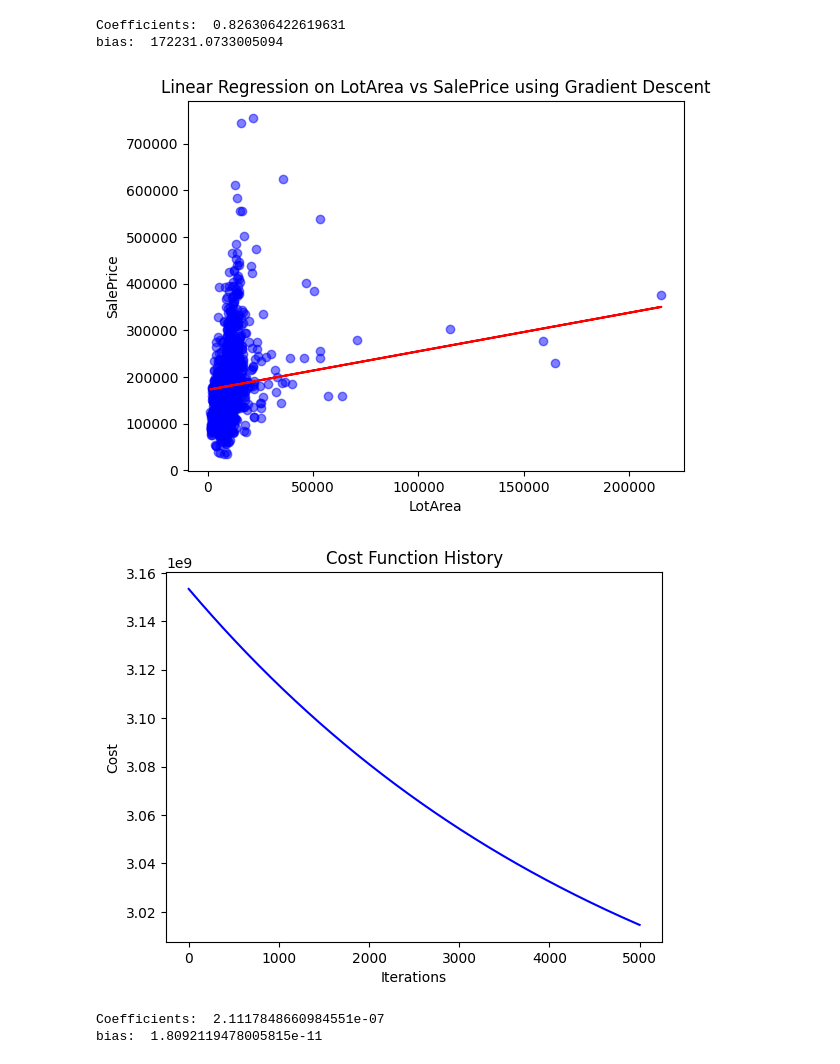
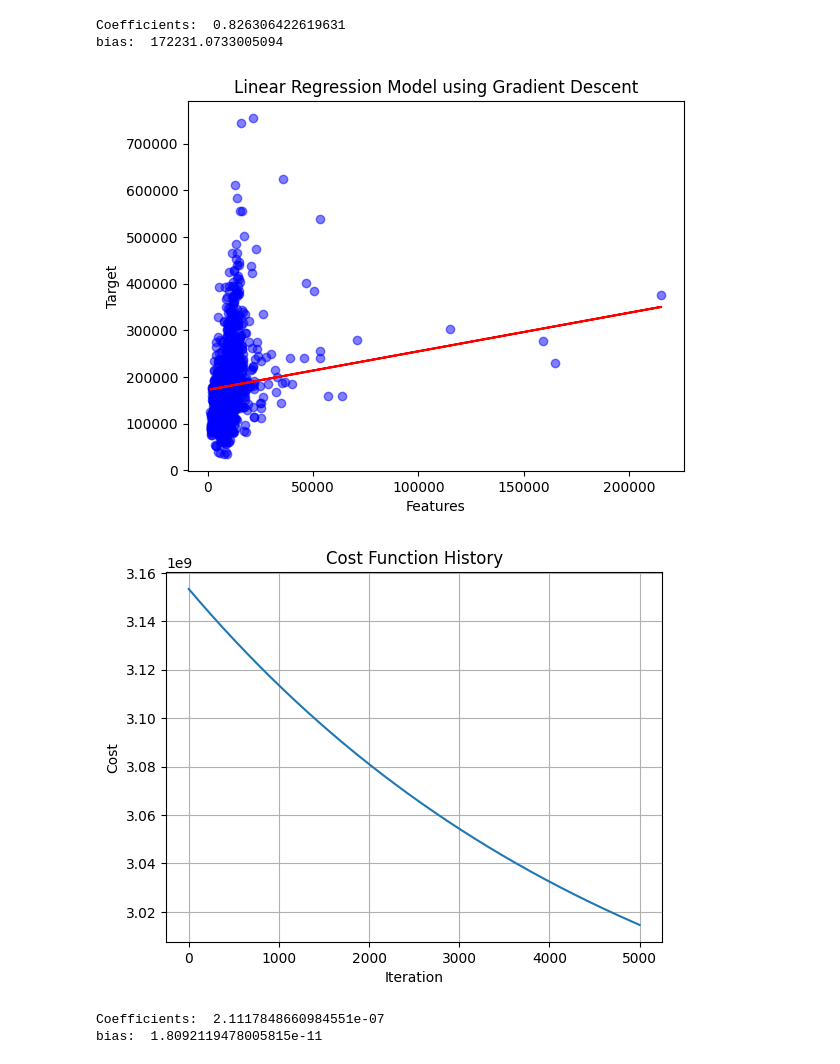
Before and after one commit to akef215/ml_from_scratch, a Jupyter notebook: regression_lineaire/exemple/demo.ipynb, the cells around one changed output. Cells and saved outputs as stored; diff of their text form; code cells hidden in the pictures.

```diff
--- a/regression_lineaire/exemple/demo.ipynb
+++ b/regression_lineaire/exemple/demo.ipynb
@@ -108,11 +91,11 @@ Coefficients:  0.826306422619631
 bias:  172231.0733005094
 # %%
 # plot results
-plot(X_train, Y_train, Y_pred)
-plotL(LinRegModel.get_history())
+LinRegModel.plot_regression_1D(X_train, Y_train, Y_pred, 'Gradient Descent')
+LinRegModel.plot_cost_history()
 # %% [output]
-[figure, old version]
+[figure, new version]
-[figure, old version]
+[figure, new version]
 # %%
 # We test the case of normalise = False
 # Note: You might need to adjust the learning rate to a lower value
```
Also changed, not shown: parts of 6 cells of this notebook, 14 other files.
